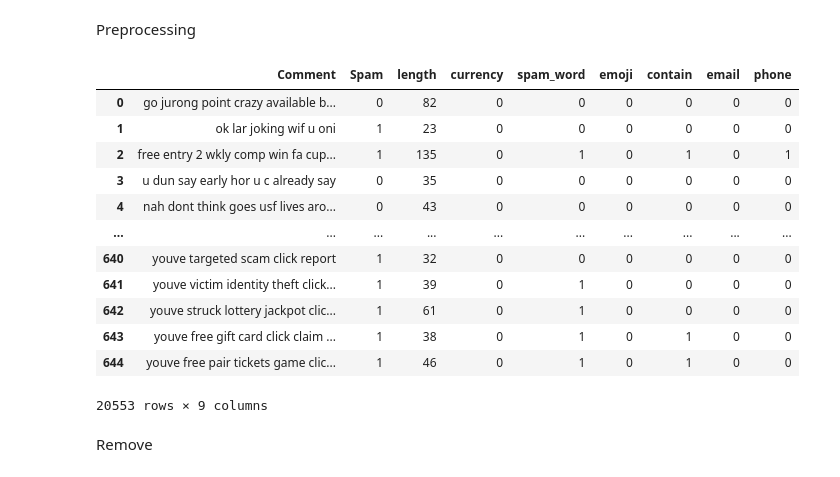
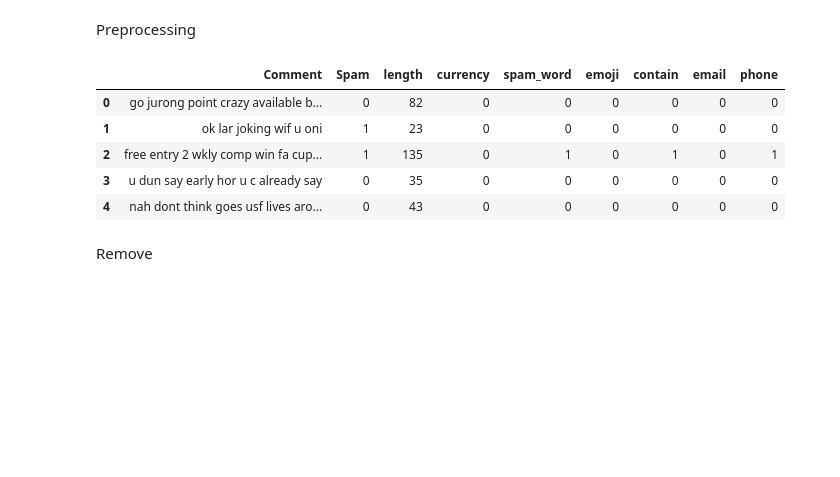
Before and after one commit to Brijeshkrishna/CyRadar, a Jupyter notebook: token.ipynb, the cells around one changed output. Cells and saved outputs as stored; diff of their text form; code cells hidden in the pictures; blank space fills up the shorter version.

```diff
--- a/token.ipynb
+++ b/token.ipynb
@@ -94,33 +94,26 @@ df["emoji"] = df['Comment'].str.contains('💭|🔝|🆗|🎉|🎊|📯|🙌|
 # %%
 
 
 # df["emoji"] = df['Comment'].str.contains('💭|🔝|🆗|🎉|🎊|📯|🙌|😂|💸|👉|📢|🚀|💲|💣|🔱|💼|🆙|⏳|✨|💌|💎|🆕|🔞|💡|💰|👑|⭐|🌟|🎤|⚡|📈|💵|🏆|💪|🔓|🆓|🎰|⌚|🚨|💢|📮|🔥|🎈|🎥|🔔|💯|🎶|🔗|🎁|📚|🔊|👍|👏|📱|📝|🤑|🏅|🔒|📣|💥').astype(int)
 
 # df["flag"] = df['Comment'].str.contains('🇦🇫|🇦🇱|🇩🇿|🇦🇩|🇦🇴|🇦🇷|🇦🇲|🇦🇼|🇦🇺|🇦🇹|🇦🇿|🇧🇸|🇧🇭|🇧🇩|🇧🇧|🇧🇾|🇧🇪|🇧🇿|🇧🇯|🇧🇲|🇧🇹|🇧🇴|🇧🇦|🇧🇼|🇧🇷|🇧🇳|🇧🇬|🇧🇫|🇧🇮|🇨🇻|🇰🇭|🇨🇲|🇨🇦|🇮🇨|🇰🇾|🇨🇫|🇹🇩|🇨🇱|🇨🇳|🇨🇽|🇨🇨|🇨🇴|🇰🇲|🇨🇬|🇨🇩|🇨🇰|🇨🇷|🇨🇮|🇭🇷|🇨🇺|🇨🇼|🇨🇾|🇨🇿|🇩🇰|🇩🇯|🇩🇲|🇩🇴|🇪🇨|🇪🇬|🇸🇻|🇬🇶|🇪🇷|🇪🇪|🇪🇹|🇫🇰|🇫🇴|🇫🇯|🇫🇮|🇫🇷|🇬🇫|🇵🇫|🇹🇫|🇬🇦|🇬🇲|🇬🇪|🇩🇪|🇬🇭|🇬🇮|🇬🇷|🇬🇱|🇬🇩|🇬🇵|🇬🇺|🇬🇹|🇬🇬|🇬🇳|🇬🇼|🇬🇾|🇭🇹|🇭🇳|🇭🇰|🇭🇺|🇮🇸|🇮🇳|🇮🇩|🇮🇷|🇮🇶|🇮🇪|🇮🇲|🇮🇱|🇮🇹|🇯🇲|🇯🇵|🇯🇪|🇯🇴|🇰🇿|🇰🇪|🇰🇮|🇽🇰|🇰🇼|🇰🇬|🇱🇦|🇱🇻|🇱🇧|🇱🇸|🇱🇷|🇱🇾|🇱🇮|🇱🇹|🇱🇺|🇲🇴|🇲🇰|🇲🇬|🇲🇼|🇲🇾|🇲🇻|🇲🇱|🇲🇹|🇲🇭|🇲🇶|🇲🇷|🇲🇺|🇾🇹|🇲🇽|🇫🇲|🇲🇩|🇲🇨|🇲🇳|🇲🇪|🇲🇸|🇲🇦|🇲🇿|🇲🇲|🇳🇦|🇳🇷|🇳🇵|🇳🇱|🇳🇨|🇳🇿|🇳🇮|🇳🇪|🇳🇬|🇳🇺|🇳🇫|🇲🇵|🇰🇵|🇳🇴|🇴🇲|🇵🇰|🇵🇼|🇵🇸|🇵🇦|🇵🇬|🇵🇾|🇵🇪|🇵🇭|🇵🇳|🇵🇱|🇵🇹|🇵🇷|🇶🇦|🇷🇴|🇷🇺|🇷🇼|🇧🇱|🇸🇭|🇰🇳|🇱🇨|🇲🇫|🇵🇲|🇻🇨|🇼🇸|🇸🇲|🇸🇹|🇸🇦|🇸🇳|🇷🇸|🇸🇨|🇸🇱|🇸🇬|🇸🇽|🇸🇰|🇸🇮|🇸🇧|🇸🇴|🇿🇦|🇬🇸|🇰🇷|🇸🇸|🇪🇸|🇱🇰|🇸🇩|🇸🇷|🇸🇯|🇸🇿|🇸🇪|🇨🇭|🇸🇾|🇹🇼|🇹🇯|🇹🇿|🇹🇭|🇹🇱|🇹🇬|🇹🇰|🇹🇴|🇹🇹|🇹🇳|🇹🇷|🇹🇲|🇹🇨|🇹🇻|🇺🇬|🇺🇦|🇦🇪|🇬🇧|🇺🇸|🇺🇾|🇺🇿|🇻🇺|🇻🇦|🇻🇪|🇻🇳|🇻🇮|🇻🇬|🇼🇫|🇪🇭|🇾🇪|🇿🇲|🇿🇼').map({False:0,True:1})
 
 df['contain']=df['Comment'].str.contains('[0-9]*%|T&C',regex=True).astype(int)
 df['contain']=df['contain'] | df['Comment'].str.contains(r"https?://\S+|www\.\S+",regex=True).astype(int)
 df['contain']=df['contain'] | df['Comment'].str.contains("free|Free").astype(int)
 
 df['email']=df['Comment'].str.contains(r"[\w]+@[\w]+\.\w+",regex=True).astype(int)
 df['phone']=df['Comment'].str.contains(r"\+?[0-9]?[0-9]? ?0?[0-9]{10}",regex=True).astype(int)
 
 
-df
+df.head()
 # %% [output]
 |  | Comment | Spam | length | currency | spam_word | emoji | contain | email | phone |
 | 0 | go jurong point crazy available b... | 0 | 82 | 0 | 0 | 0 | 0 | 0 | 0 |
 | 1 | ok lar joking wif u oni | 1 | 23 | 0 | 0 | 0 | 0 | 0 | 0 |
 | 2 | free entry 2 wkly comp win fa cup... | 1 | 135 | 0 | 1 | 0 | 1 | 0 | 1 |
 | 3 | u dun say early hor u c already say | 0 | 35 | 0 | 0 | 0 | 0 | 0 | 0 |
 | 4 | nah dont think goes usf lives aro... | 0 | 43 | 0 | 0 | 0 | 0 | 0 | 0 |
-| ... | ... | ... | ... | ... | ... | ... | ... | ... | ... |
-| 640 | youve targeted scam click report | 1 | 32 | 0 | 0 | 0 | 0 | 0 | 0 |
-| 641 | youve victim identity theft click... | 1 | 39 | 0 | 1 | 0 | 0 | 0 | 0 |
-| 642 | youve struck lottery jackpot clic... | 1 | 61 | 0 | 1 | 0 | 0 | 0 | 0 |
-| 643 | youve free gift card click claim ... | 1 | 38 | 0 | 1 | 0 | 1 | 0 | 0 |
-| 644 | youve free pair tickets game clic... | 1 | 46 | 0 | 1 | 0 | 1 | 0 | 0 |
-20553 rows × 9 columns
 # %% [markdown]
 Remove
 # %%
```
Also changed, not shown: parts of 16 cells of this notebook, 2 other files.
